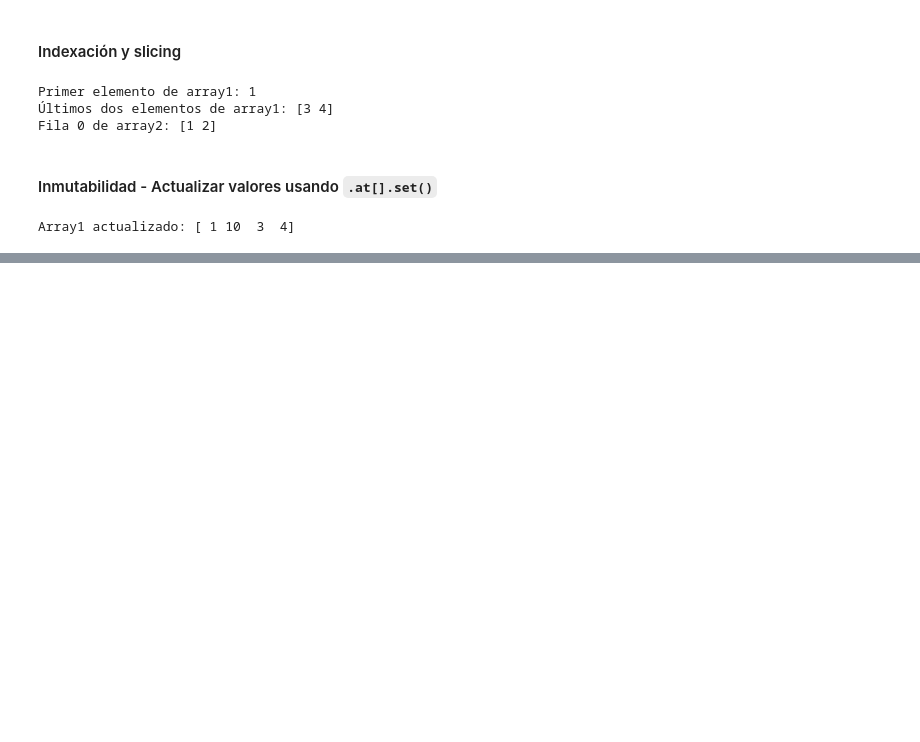
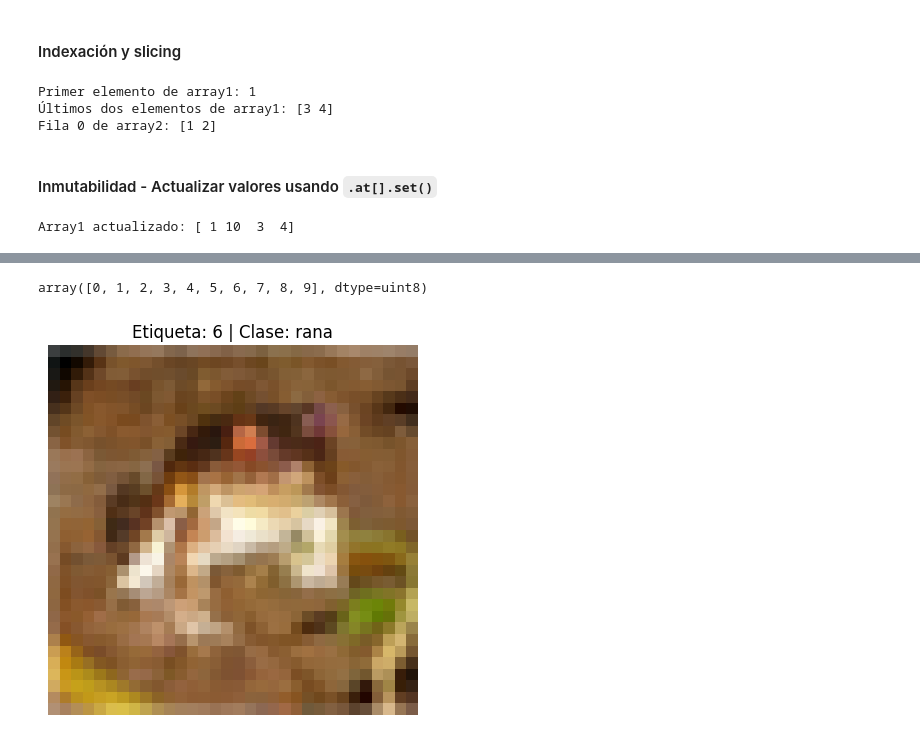
Before and after one commit to Alejandro-BR/jax-research, a Jupyter notebook: notebooks/jax_tests.ipynb, the cells around one changed output, grey strips where cells are left out. Drawn from its saved outputs; the diff is of its cells as text; code cells hidden in the pictures; blank space fills up the shorter version.

```diff
--- a/notebooks/jax_tests.ipynb
+++ b/notebooks/jax_tests.ipynb
@@ -347,0 +450,4 @@ De esta manera, se podrá observar cómo **la misma tarea de clasificación** pu
+# %%
+np.unique(y_train_full)
+# %% [output]
+array([0, 1, 2, 3, 4, 5, 6, 7, 8, 9], dtype=uint8)
@@ -347,0 +457,9 @@ De esta manera, se podrá observar cómo **la misma tarea de clasificación** pu
+# %%
+# Imagen 0 de los datos de entrenamiento
+example_cifar = X_train_full[0]
+plt.imshow(example_cifar)
+plt.title(f"Etiqueta: {y_train_full[0]} | Clase: {class_names[y_train_full[0]]}")
+plt.axis("off")
+plt.show()
+# %% [output]
+[figure, added]
```
Also changed, not shown: parts of 34 cells of this notebook.
